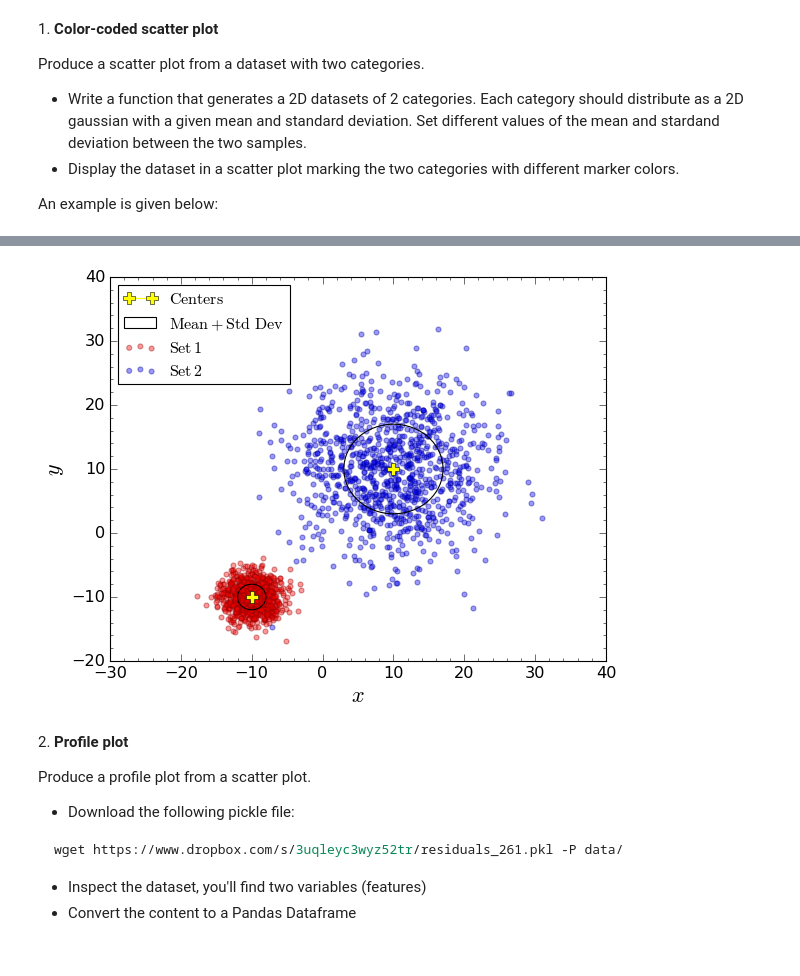
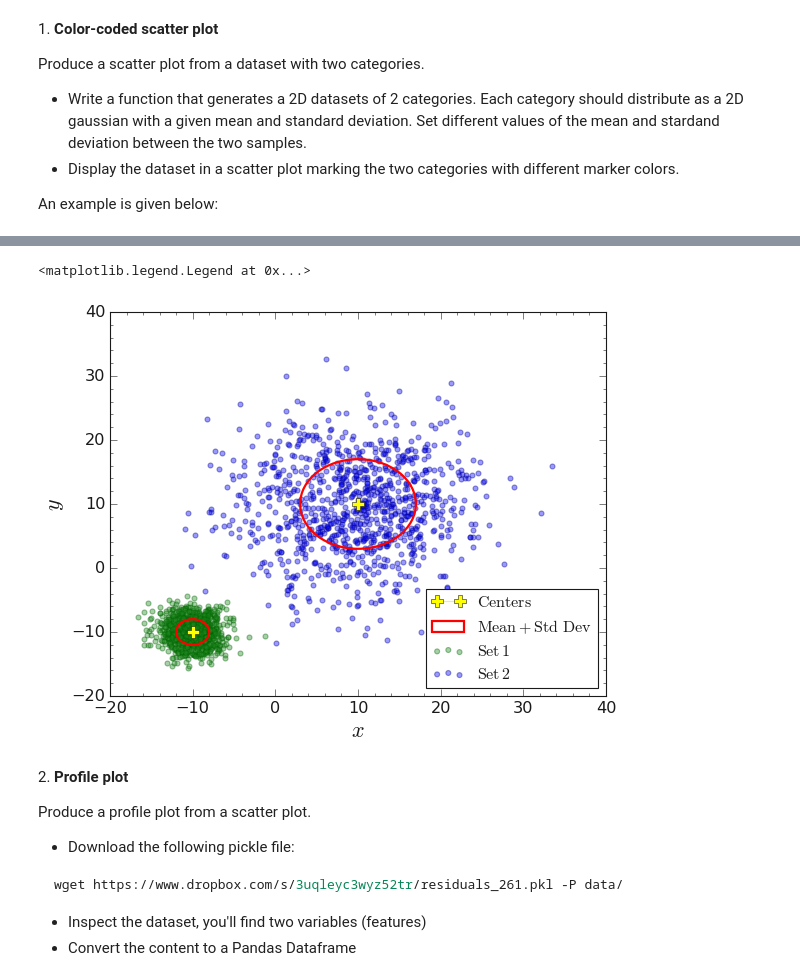
Before and after one commit to zucchett/HighLevelProgramming2021, a Jupyter notebook: 07ex_visualization.ipynb, the cells around one changed output, grey strips where cells are left out. Drawn from its saved outputs; the diff is of its cells as text; code cells hidden in the pictures.

```diff
--- a/07ex_visualization.ipynb
+++ b/07ex_visualization.ipynb
@@ -15,42 +24,44 @@ Image('two_categories_scatter_plot.png')
 # %%
-import numpy as np
-import matplotlib.pyplot as plt
 plt.style.use('classic')
+fig, ax = plt.subplots(); fig.patch.set_facecolor('xkcd:white')
 
-
+# defining the function to return two 2D distributions for a given nb of samples, means and sigmas
 def random2D_2distr(nb_of_elements, mean1, sigma1, mean2, sigma2):
     normal1 = np.random.normal(loc = mean1, scale = sigma1, size = (nb_of_elements, nb_of_elements))
     normal2 = np.random.normal(loc = mean2, scale = sigma2, size = (nb_of_elements, nb_of_elements))
     return normal1, normal2
 
 
 n = 1000
 mean1, sigma1 = -10, 2
 mean2, sigma2 = 10, 7
 
+# calling the normal distributions
 normal1, normal2 = random2D_2distr(n, mean1, sigma1, mean2, sigma2)
-fig, ax = plt.subplots(); fig.patch.set_facecolor('xkcd:white')
 
-ax.scatter(normal1[0, :], normal1[1, :], marker = 'o', color = 'red', edgecolor = "darkred", alpha = 0.4, label = "${\\rm Set\, 1}$")
+ax.scatter(normal1[0, :], normal1[1, :], marker = 'o', color = 'forestgreen', edgecolor = "darkgreen", alpha = 0.4, label = "${\\rm Set\, 1}$")
 ax.scatter(normal2[0, :], normal2[1, :], marker = 'o', color = 'blue', edgecolor = "darkblue", alpha = 0.4, label = "${\\rm Set\, 2}$")
-ax.set_xlabel("$x$", size = 20); ax.set_ylabel("$y$", size = 20)
+
 
 ax.plot(mean1, mean1, marker = "P", color = "yellow", markersize = 10, label = "${\\rm Centers}$")
 ax.plot(mean2, mean2, marker = "P", color = "yellow", markersize = 10)
-CI_normal1 = plt.Circle((mean1, mean1), sigma1, color='black', fill = False, label = "${\\rm Mean} + {\\rm Std\ Dev}$")
-CI_normal2 = plt.Circle((mean2, mean2), sigma2, color='black', fill = False)
+CI_normal1 = plt.Circle((mean1, mean1), sigma1, color='red', fill = False, label = "${\\rm Mean} + {\\rm Std\ Dev}$", linewidth = 2.)
+CI_normal2 = plt.Circle((mean2, mean2), sigma2, color='red', fill = False, linewidth = 2.)
 
+# plotting the region inside 1 sigma
 ax.add_patch(CI_normal1)
 ax.add_patch(CI_normal2)
 
+# formatting
+ax.set_xlabel("$x$", size = 20); ax.set_ylabel("$y$", size = 20)
 ax.tick_params(which = 'both', axis = 'both', direction='in', right = True, top = True, length = 6)
 ax.minorticks_on()
 ax.tick_params(which = 'minor', axis = 'both', direction='in', right = True, top = True, length = 3)
 ax.tick_params(axis = 'both', labelsize = 14.5)
 ax.legend(loc = "best")
-fig.show()
 # %% [output]
+<matplotlib.legend.Legend at 0x...>
-[figure, old version]
+[figure, new version]
 # %% [markdown]
 2\. **Profile plot**
 
```
Also changed, not shown: parts of 8 cells of this notebook, 3 other files.
